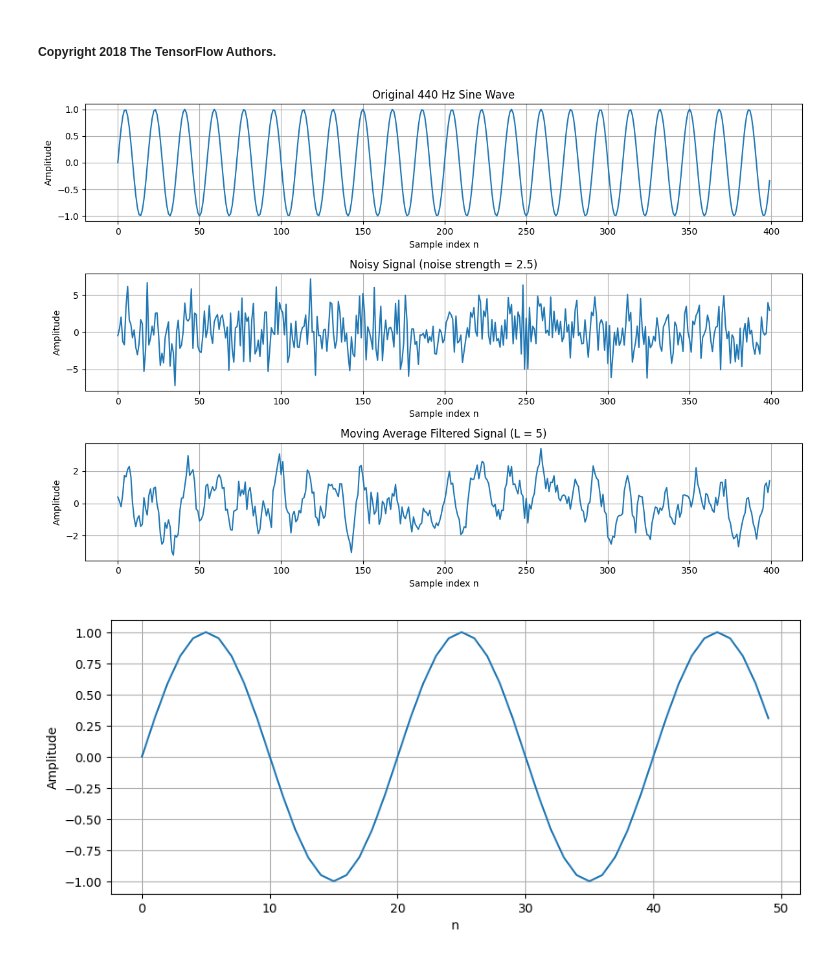
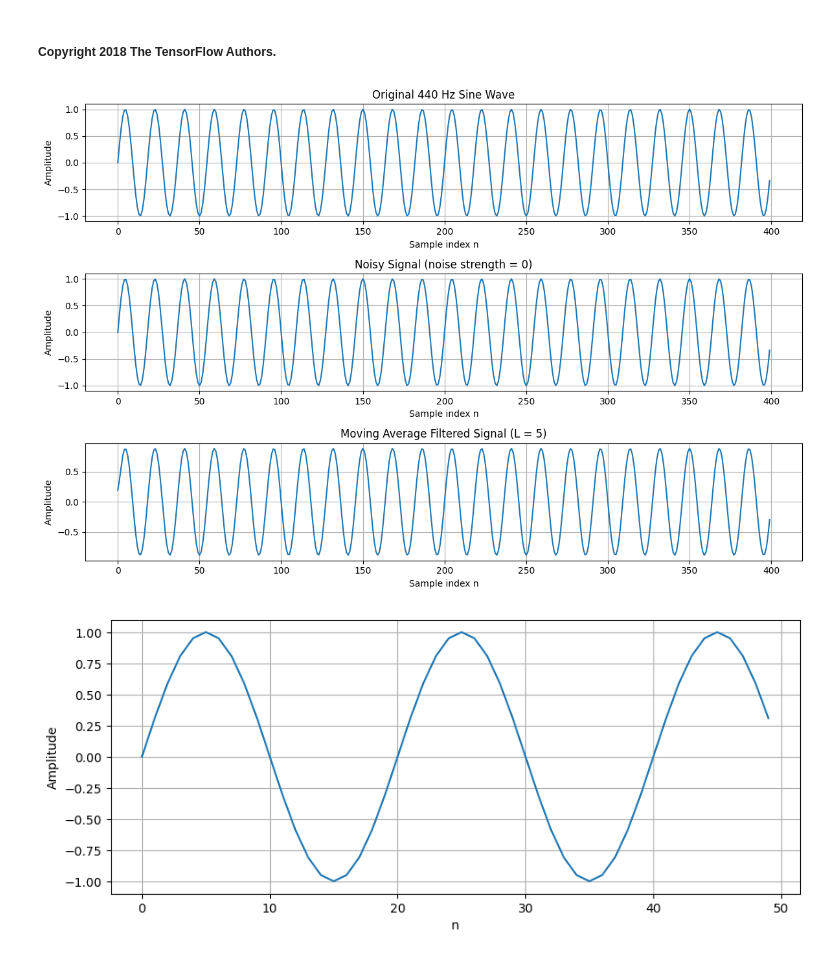
Before and after one commit to Cat6utpcableclarke/Signals, a Jupyter notebook: courses/udacity_intro_to_tensorflow_for_deep_learning/l01c01_introduction_to_colab_and_python.ipynb, the cells around one changed output. Drawn from its saved outputs; the diff is of its cells as text; code cells hidden in the pictures.

```diff
--- a/courses/udacity_intro_to_tensorflow_for_deep_learning/l01c01_introduction_to_colab_and_python.ipynb
+++ b/courses/udacity_intro_to_tensorflow_for_deep_learning/l01c01_introduction_to_colab_and_python.ipynb
@@ -9,7 +30,7 @@ fs = 8000          # Sampling frequency
 dur = 0.5          # Duration in seconds
 f = 440.0          # Frequency of sine wave (Hz)
 L = 5              # Moving average window length
-noise_strength = 2.5  # adjust to increase noise
+noise_strength = 0  # adjust to increase noise
 
 # Number of samples and sample indices
 N = int(fs * dur)
@@ -26,34 +47,34 @@ x_noisy = x + noise
 kernel = np.ones(L) / L
 y = np.convolve(x_noisy, kernel, mode='same')  # averaged signal
 
 # 4. Plot
 plt.figure(figsize=(12, 8))
 
 plt.subplot(3,1,1)
 plt.plot(n[:400], x[:400])  # first 400 samples
 plt.title('Original 440 Hz Sine Wave')
 plt.xlabel('Sample index n')
 plt.ylabel('Amplitude')
 plt.grid(True)
 
 plt.subplot(3,1,2)
 plt.plot(n[:400], x_noisy[:400])
 plt.title(f'Noisy Signal (noise strength = {noise_strength})')
 plt.xlabel('Sample index n')
 plt.ylabel('Amplitude')
 plt.grid(True)
 
 plt.subplot(3,1,3)
 plt.plot(n[:400], y[:400])
 plt.title(f'Moving Average Filtered Signal (L = {L})')
 plt.xlabel('Sample index n')
 plt.ylabel('Amplitude')
 plt.grid(True)
 
 plt.tight_layout()
 plt.show()
 # %% [output]
-[figure, old version]
+[figure, new version]
 # %%
 import numpy as np
 import matplotlib.pyplot as plt
```
Also changed, not shown: parts of 2 cells of this notebook.
